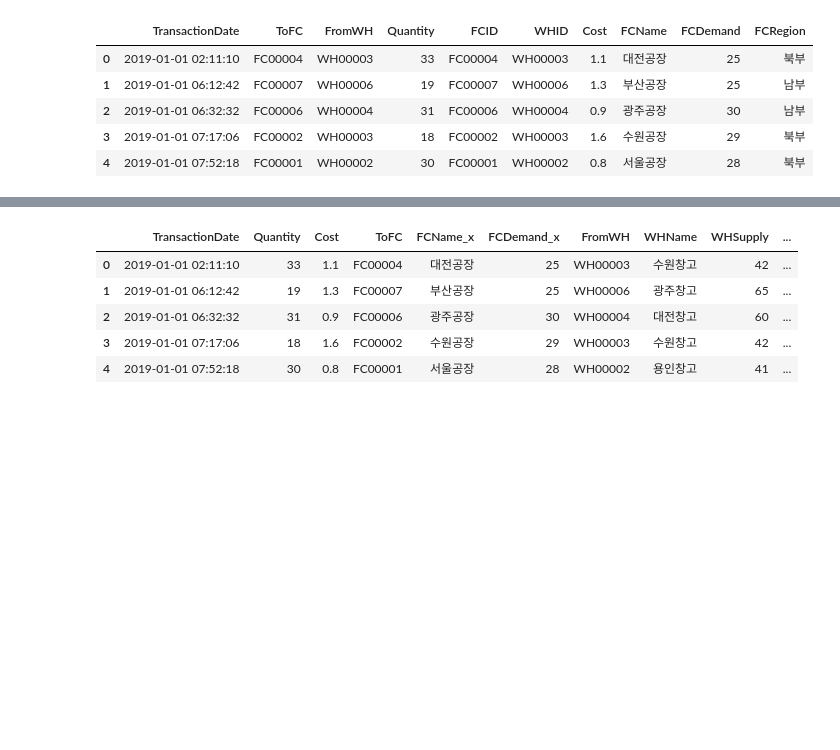
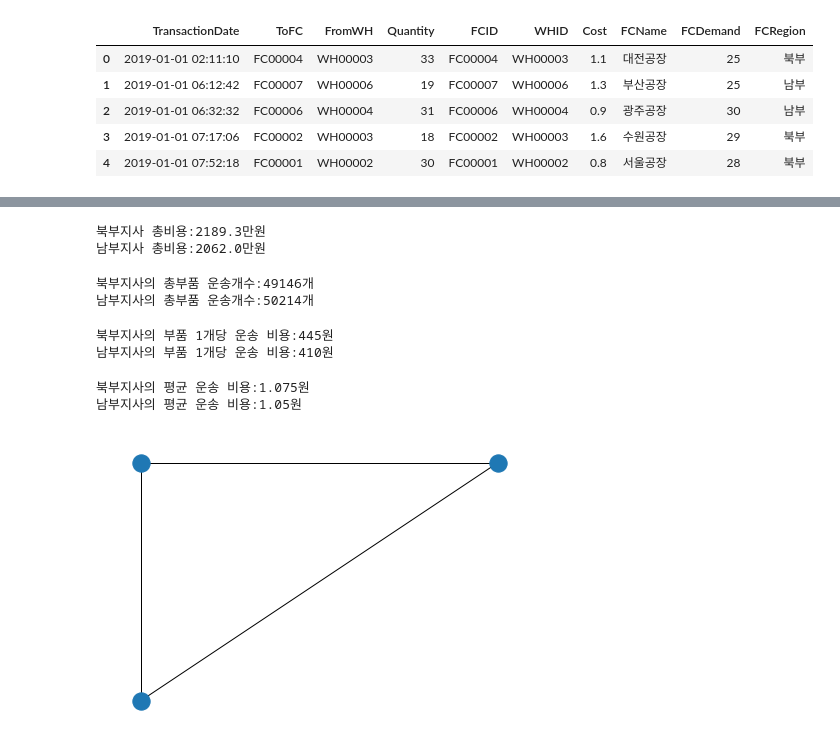
Before and after one commit to jylee1357/ch06, a Jupyter notebook: ch_06_exercise.ipynb, the cells around one changed output, grey strips where cells are left out. Cells and saved outputs as stored; diff of their text form; code cells hidden in the pictures; blank space fills up the shorter version.

```diff
--- a/ch_06_exercise.ipynb
+++ b/ch_06_exercise.ipynb
@@ -93,13 +103,55 @@ south.head()
 | 5 | 2019-01-01 08:56:09 | 31 | 0.3 | FC00005 | 대구공장 | 21 | WH00005 | 대구창고 | 72 | 남부 |
 | 6 | 2019-01-01 09:00:15 | 33 | 0.7 | FC00006 | 광주공장 | 30 | WH00006 | 광주창고 | 65 | 남부 |
 | 9 | 2019-01-01 14:12:51 | 21 | 0.7 | FC00006 | 광주공장 | 30 | WH00006 | 광주창고 | 65 | 남부 |
-# %%
-join_data = pd.merge(join_data, factories, left_on = "ToFC", right_on = "FCID", how = "left")
-join_data.head()
-# %% [output]
-|  | TransactionDate | Quantity | Cost | ToFC | FCName_x | FCDemand_x | FromWH | WHName | WHSupply | ... |
-| 0 | 2019-01-01 02:11:10 | 33 | 1.1 | FC00004 | 대전공장 | 25 | WH00003 | 수원창고 | 42 | ... |
-| 1 | 2019-01-01 06:12:42 | 19 | 1.3 | FC00007 | 부산공장 | 25 | WH00006 | 광주창고 | 65 | ... |
-| 2 | 2019-01-01 06:32:32 | 31 | 0.9 | FC00006 | 광주공장 | 30 | WH00004 | 대전창고 | 60 | ... |
-| 3 | 2019-01-01 07:17:06 | 18 | 1.6 | FC00002 | 수원공장 | 29 | WH00003 | 수원창고 | 42 | ... |
-| 4 | 2019-01-01 07:52:18 | 30 | 0.8 | FC00001 | 서울공장 | 28 | WH00002 | 용인창고 | 41 | ... |
+# %%
+print("북부지사 총비용:" + str(north['Cost'].sum()) + "만원")
+print("남부지사 총비용:" + str(south['Cost'].sum()) + "만원")
+# %% [output]
+북부지사 총비용:2189.3만원
+남부지사 총비용:2062.0만원
+# %%
+print("북부지사의 총부품 운송개수:" + str(north["Quantity"].sum())+"개")
+print("남부지사의 총부품 운송개수:" + str(south["Quantity"].sum())+"개")
+# %% [output]
+북부지사의 총부품 운송개수:49146개
+남부지사의 총부품 운송개수:50214개
+# %%
+tmp = (north["Cost"].sum() / north["Quantity"].sum()) * 10000
+print("북부지사의 부품 1개당 운송 비용:" + str(int(tmp)) + "원")
+tmp = (south["Cost"].sum() / south["Quantity"].sum()) * 10000
+print("남부지사의 부품 1개당 운송 비용:" + str(int(tmp)) + "원")
+# %% [output]
+북부지사의 부품 1개당 운송 비용:445원
+남부지사의 부품 1개당 운송 비용:410원
+# %%
+cost_chk = pd.merge(cost, factories, on = "FCID", how = "left")
+
+print("북부지사의 평균 운송 비용:" + str(cost_chk["Cost"].loc[cost_chk["FCRegion"]=="북부"].mean())+"원")
+print("남부지사의 평균 운송 비용:" + str(cost_chk["Cost"].loc[cost_chk["FCRegion"]=="남부"].mean())+"원")
+# %% [output]
+북부지사의 평균 운송 비용:1.075원
+남부지사의 평균 운송 비용:1.05원
+# %%
+import networkx as nx
+import matplotlib.pyplot as plt
+
+G = nx.Graph()
+
+G.add_node("nodeA")
+G.add_node("nodeB")
+G.add_node("nodeC")
+
+G.add_edge("nodeA","nodeB")
+G.add_edge("nodeA","nodeC")
+G.add_edge("nodeB","nodeC")
+
+pos = {}
+pos["nodeA"] = (0,0)
+pos["nodeB"] = (1,1)
+pos["nodeC"] = (0,1)
+
+nx.draw(G,pos)
+
+plt.show()
+# %% [output]
+[figure, added]
```
Also changed, not shown: parts of 5 cells of this notebook.
